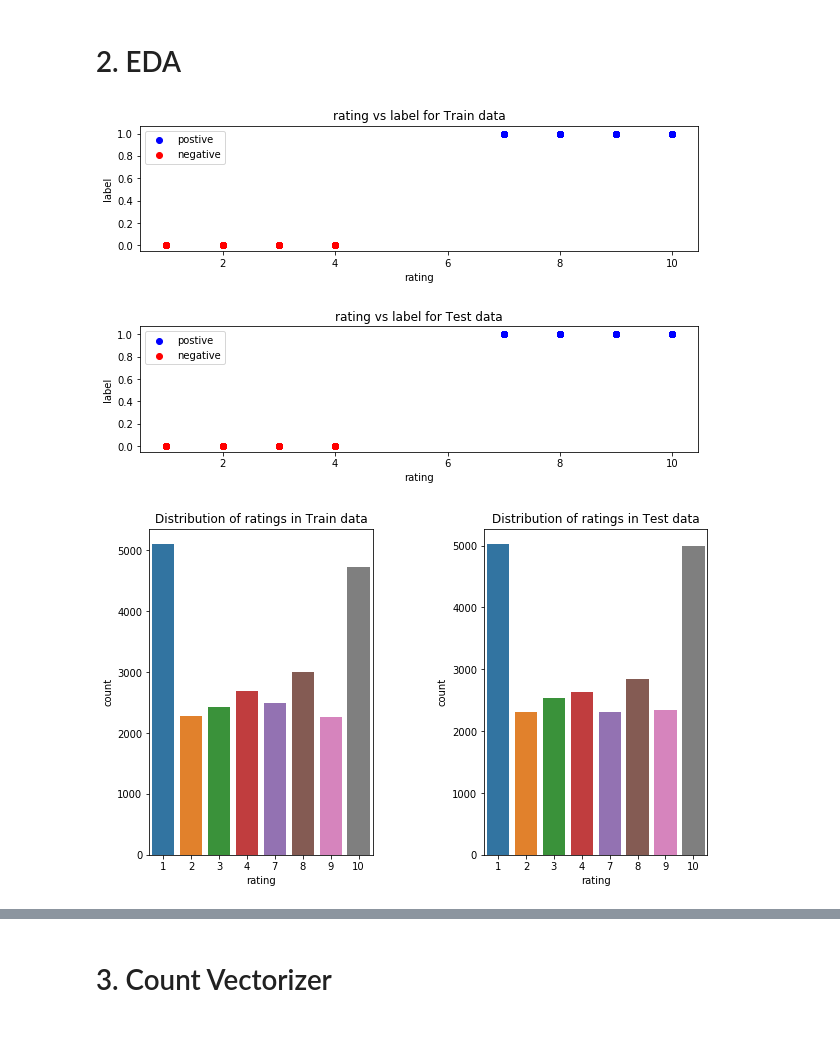
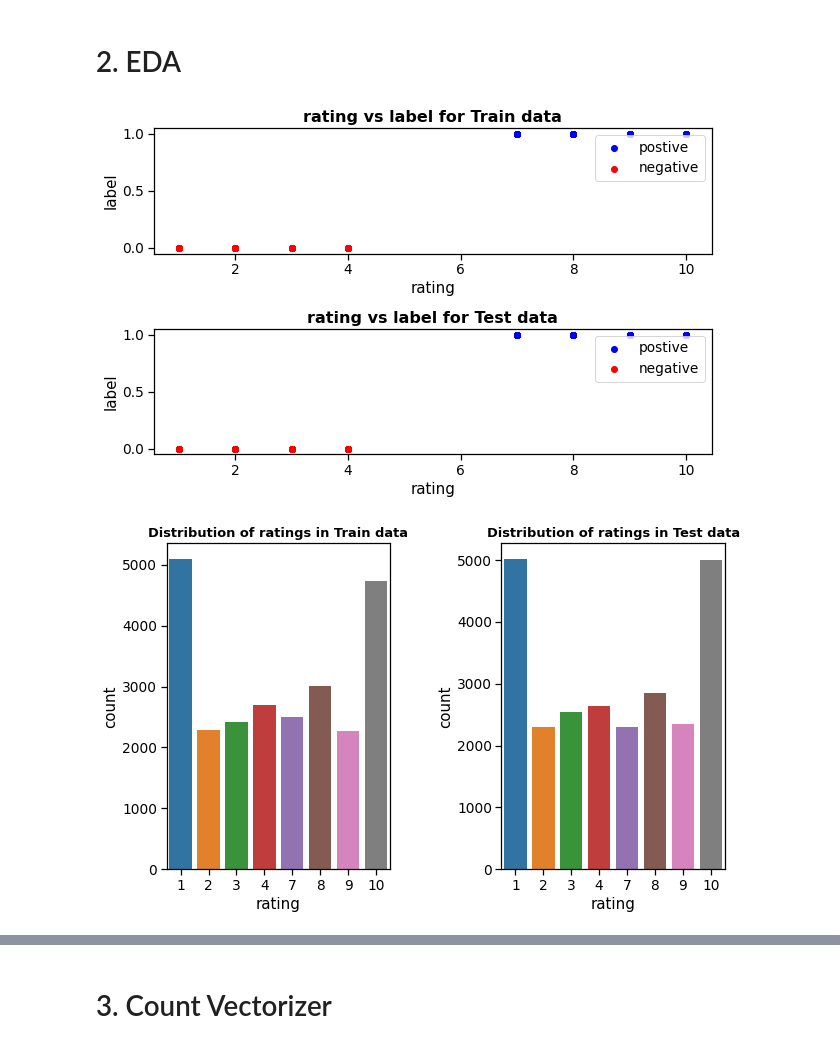
Before and after one commit to arunasubbiah/SPRINGBOARD, a Jupyter notebook: Capstone_Project2/IMDB_Dataset_Classification_Milestone2.ipynb, the cells around one changed output, grey strips where cells are left out. Saved outputs shown, nothing was run; the diff lists cells and outputs as text; code cells hidden in the pictures.

```diff
--- a/Capstone_Project2/IMDB_Dataset_Classification_Milestone2.ipynb
+++ b/Capstone_Project2/IMDB_Dataset_Classification_Milestone2.ipynb
@@ -63,8 +75,8 @@ pd.set_option('display.width', 1000)
 # %%
 #Read negative and positive training reviews into train dataframe
 #Add a column to label positive reviews as 1 and negative reviews as 0
-train_pos_filenames = glob.glob("./aclImdb/train/pos/*.txt")
-train_neg_filenames = glob.glob("./aclImdb/train/neg/*.txt")
+train_pos_filenames = glob.glob("/Users/aru/DataScience/Projects/IMDB-Sentiment_Analysis/aclImdb/train/pos/*.txt")
+train_neg_filenames = glob.glob("/Users/aru/DataScience/Projects/IMDB-Sentiment_Analysis/aclImdb/train/neg/*.txt")
 
 pos_reviews = []
 neg_reviews = []
@@ -95,8 +107,8 @@ imdb_train = pd.concat([imdb_pos_train, imdb_neg_train], ignore_index=True )
 
 #Read negative and positive testing reviews into test dataframe
 #Add a column to label positive reviews as 1 and negative reviews as 0
-test_pos_filenames = glob.glob("./aclImdb/test/pos/*.txt")
-test_neg_filenames = glob.glob("./aclImdb/test/neg/*.txt")
+test_pos_filenames = glob.glob("/Users/aru/DataScience/Projects/IMDB-Sentiment_Analysis/aclImdb/test/pos/*.txt")
+test_neg_filenames = glob.glob("/Users/aru/DataScience/Projects/IMDB-Sentiment_Analysis/aclImdb/test/neg/*.txt")
 
 imdb_pos_test = read_file(test_pos_filenames, 1)
 imdb_neg_test = read_file(test_neg_filenames, 0)
@@ -129,3 +149,21 @@ imdb_test = imdb_test.sample(frac=1).reset_index(drop=True)
+# %%
+#Remove unwanted characters and normalize the text
+def normalize_text(text):
+    """ Input: Review document, one review at a time
+        Output: Cleaned review text after removing numbers and special characters"""
+    norm_text = text.lower()
+    # Replace breaks with spaces
+    norm_text = norm_text.replace('<br />', ' ')
+    #Pad punctuation with spaces on both sides
+    norm_text = re.sub(r"([\.\"\(\)\-!\?;:',0-9_~])", "" , norm_text)
+    return norm_text
+
+#Reconstruct the review sentences from lemmatized words to give as input to CountVectorizer
+def combine_lemmas(lemma):
+    """ Input: Lemmatized tokens
+        Output: tokens are combined back to strings"""
+    reconstructed_rev = ' '.join(lemma)
+    return reconstructed_rev
 # %%
 eng_stopwords = stopwords.words('english')
 wl = WordNetLemmatizer()
@@ -252,7 +240,7 @@ Pretty printing has been turned ON
 plt.subplot(2,1,1)
 plt.scatter('rating', 'label', data=imdb_train[imdb_train['label'] == 1], c='b', label='postive')
 plt.scatter('rating', 'label', data=imdb_train[imdb_train['label'] == 0], c='r', label='negative')
-plt.title('rating vs label for Train data')
+plt.title('rating vs label for Train data',fontsize=16, fontweight='bold')
 plt.xlabel('rating')
 plt.ylabel('label')
 plt.legend()
@@ -260,7 +248,7 @@ plt.legend()
 plt.subplot(2,1,2)
 plt.scatter('rating', 'label', data=imdb_test[imdb_test['label'] == 1], c='b', label='postive')
 plt.scatter('rating', 'label', data=imdb_test[imdb_test['label'] == 0], c='r',label='negative')
-plt.title('rating vs label for Test data')
+plt.title('rating vs label for Test data',fontsize=16, fontweight='bold')
 plt.xlabel('rating')
 plt.ylabel('label')
 plt.legend()
@@ -268,20 +256,21 @@ plt.legend()
 plt.subplots_adjust(hspace=0.6)
 plt.show()
 # %% [output]
-[figure, old version]
+[figure, new version]
 # %%
+#Plot the distribution of ratings in Train and test data
 plt.subplot(1,2,1)
 sns.countplot(x= 'rating', data = imdb_train)
-plt.title('Distribution of ratings in Train data')
+plt.title('Distribution of ratings in Train data',fontsize=13, fontweight='bold')
 
 plt.subplot(1,2,2)
 sns.countplot(x= 'rating', data = imdb_test)
-plt.title('Distribution of ratings in Test data')
+plt.title('Distribution of ratings in Test data',fontsize=13, fontweight='bold')
 
 plt.subplots_adjust(wspace=0.5)
 plt.show()
 # %% [output]
-[figure, old version]
+[figure, new version]
 # %%
 #Distrubution of positive and negative reviews in Train set
 plt.subplot(1,2,1)
```
Also changed, not shown: parts of 56 cells of this notebook.
